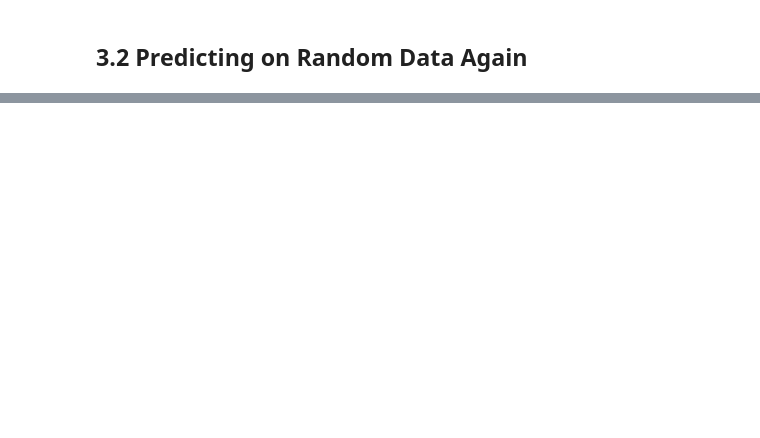
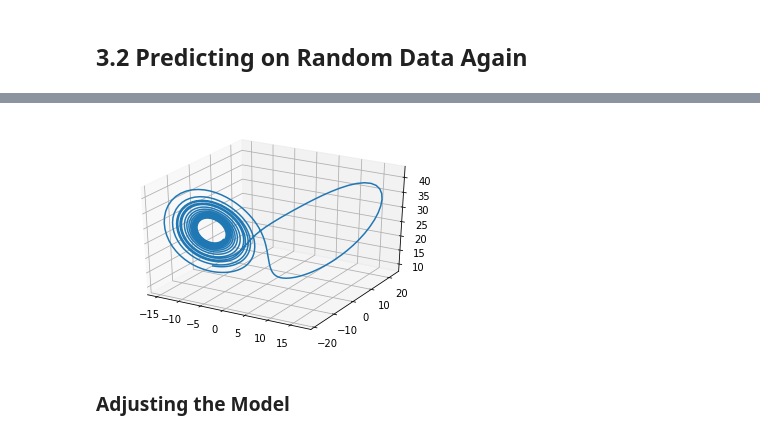
Before and after one commit to SheilKumar/DynamicSystemRNNs, a Jupyter notebook: DynamicSystems.ipynb, the cells around one changed output, grey strips where cells are left out. Drawn from its saved outputs; the diff is of its cells as text; code cells hidden in the pictures; blank space fills up the shorter version.

```diff
--- a/DynamicSystems.ipynb
+++ b/DynamicSystems.ipynb
@@ -551,0 +577,12 @@ lstm_model.predict(x_test)[0,1:10]+x_test[0,0:9], x_test[0,1:10]
+# %%
+def close_loop(data,num_loops,model,start_index,trans=400):
+  teach_lstm(data,start_index,model,trans)
+  old_state = tf.expand_dims(tf.expand_dims(data[start_index],0),0)
+  predicted_states = []
+  for i in range(num_loops):
+    new_state = model.predict(old_state)+old_state
+    old_state = new_state
+    predicted_states.append(np.squeeze(np.squeeze(old_state,0),0))
+  return np.array(predicted_states)
+# %%
+test = close_loop(states,20,lstm_model,2000,400)
@@ -551,0 +609,10 @@ lstm_model.predict(x_test)[0,1:10]+x_test[0,0:9], x_test[0,1:10]
+# %%
+fig = plt.figure()
+ax = fig.gca(projection="3d")
+ax.plot(test[:,0], test[:, 1], test[:,2])
+plt.draw()
+plt.show()
+# %% [output]
+[figure, added]
+# %% [markdown]
+### Adjusting the Model
```
Also changed, not shown: parts of 22 cells of this notebook.
